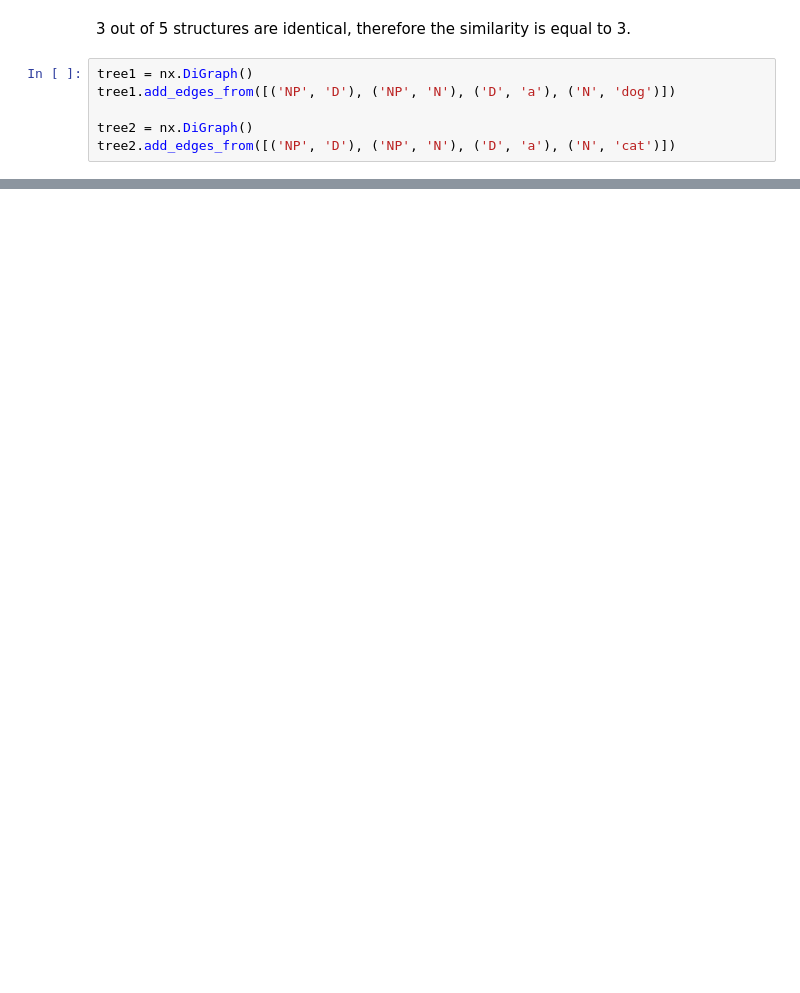
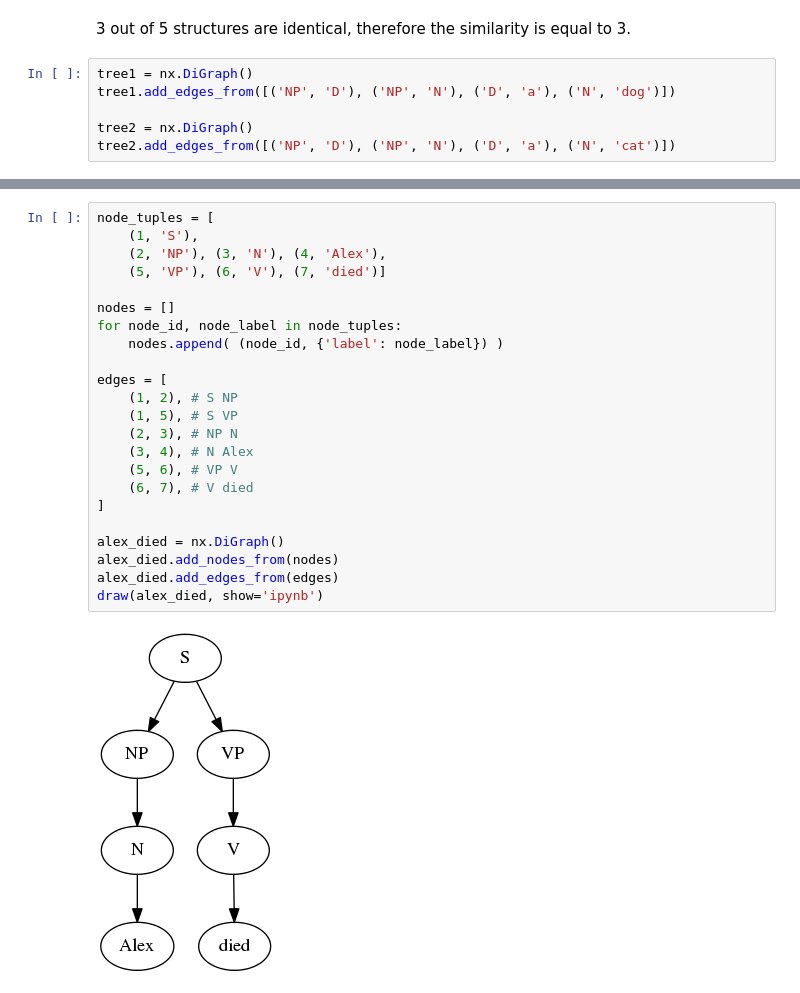
Before and after one commit to arne-cl/discoursekernels, a Jupyter notebook: notebooks/treekernel-experiments.ipynb, the cells around one changed output, grey strips where cells are left out. Drawn from its saved outputs; the diff is of its cells as text; blank space fills up the shorter version.

```diff
--- a/notebooks/treekernel-experiments.ipynb
+++ b/notebooks/treekernel-experiments.ipynb
@@ -246,0 +294,25 @@ def generate_all_subtrees(*trees):
+# %%
+node_tuples = [
+    (1, 'S'),
+    (2, 'NP'), (3, 'N'), (4, 'Alex'),
+    (5, 'VP'), (6, 'V'), (7, 'died')]
+
+nodes = []
+for node_id, node_label in node_tuples:
+    nodes.append( (node_id, {'label': node_label}) )
+
+edges = [
+    (1, 2), # S NP
+    (1, 5), # S VP
+    (2, 3), # NP N
+    (3, 4), # N Alex
+    (5, 6), # VP V
+    (6, 7), # V died
+]
+
+alex_died = nx.DiGraph()
+alex_died.add_nodes_from(nodes)
+alex_died.add_edges_from(edges)
+draw(alex_died, show='ipynb')
+# %% [output]
+[figure, added]
```
Also changed, not shown: parts of 39 cells of this notebook.
